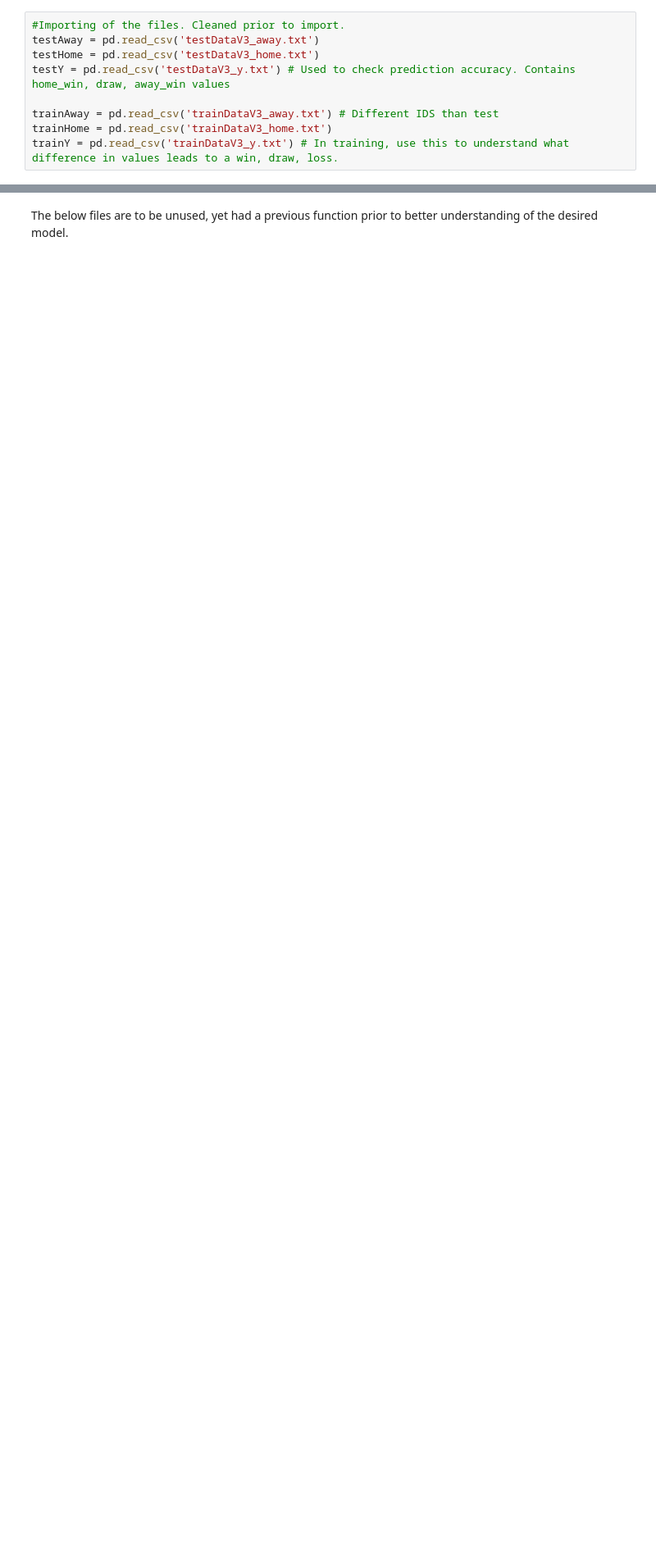
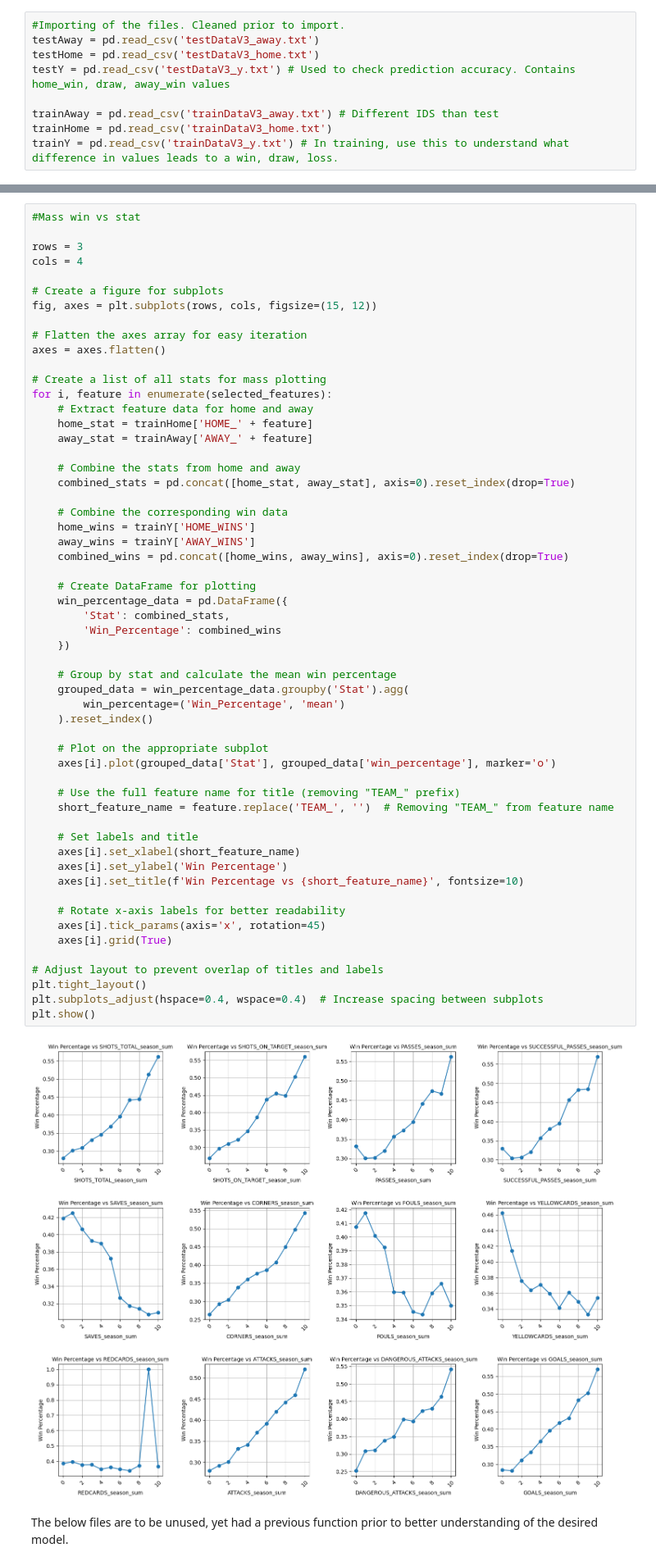
Before and after one commit to TM24/Data-Science-Project--4260, a Jupyter notebook: predictive_factors.ipynb, the cells around one changed output, grey strips where cells are left out. Shown at 82% size. Saved outputs shown, nothing was run; the diff lists cells and outputs as text; blank space fills up the shorter version.

```diff
--- a/predictive_factors.ipynb
+++ b/predictive_factors.ipynb
@@ -97,3 +205,61 @@ for target in y_train.columns:
+# %%
+#Mass win vs stat
+
+rows = 3
+cols = 4
+
+# Create a figure for subplots
+fig, axes = plt.subplots(rows, cols, figsize=(15, 12))
+
+# Flatten the axes array for easy iteration
+axes = axes.flatten()
+
+# Create a list of all stats for mass plotting
+for i, feature in enumerate(selected_features):
+    # Extract feature data for home and away
+    home_stat = trainHome['HOME_' + feature]
+    away_stat = trainAway['AWAY_' + feature]
+
+    # Combine the stats from home and away
+    combined_stats = pd.concat([home_stat, away_stat], axis=0).reset_index(drop=True)
+
+    # Combine the corresponding win data
+    home_wins = trainY['HOME_WINS']
+    away_wins = trainY['AWAY_WINS']
+    combined_wins = pd.concat([home_wins, away_wins], axis=0).reset_index(drop=True)
+
+    # Create DataFrame for plotting
+    win_percentage_data = pd.DataFrame({
+        'Stat': combined_stats,
+        'Win_Percentage': combined_wins
+    })
+
+    # Group by stat and calculate the mean win percentage
+    grouped_data = win_percentage_data.groupby('Stat').agg(
+        win_percentage=('Win_Percentage', 'mean')
+    ).reset_index()
+
+    # Plot on the appropriate subplot
+    axes[i].plot(grouped_data['Stat'], grouped_data['win_percentage'], marker='o')
+
+    # Use the full feature name for title (removing "TEAM_" prefix)
+    short_feature_name = feature.replace('TEAM_', '')  # Removing "TEAM_" from feature name
+
+    # Set labels and title
+    axes[i].set_xlabel(short_feature_name)
+    axes[i].set_ylabel('Win Percentage')
+    axes[i].set_title(f'Win Percentage vs {short_feature_name}', fontsize=10)
+
+    # Rotate x-axis labels for better readability
+    axes[i].tick_params(axis='x', rotation=45)
+    axes[i].grid(True)
+
+# Adjust layout to prevent overlap of titles and labels
+plt.tight_layout()
+plt.subplots_adjust(hspace=0.4, wspace=0.4)  # Increase spacing between subplots
+plt.show()
+# %% [output]
+[figure, added]
 # %% [markdown]
 The below files are to be unused, yet had a previous function prior to better understanding of the desired model.
 # %%
```
Also changed, not shown: parts of 9 cells of this notebook.
